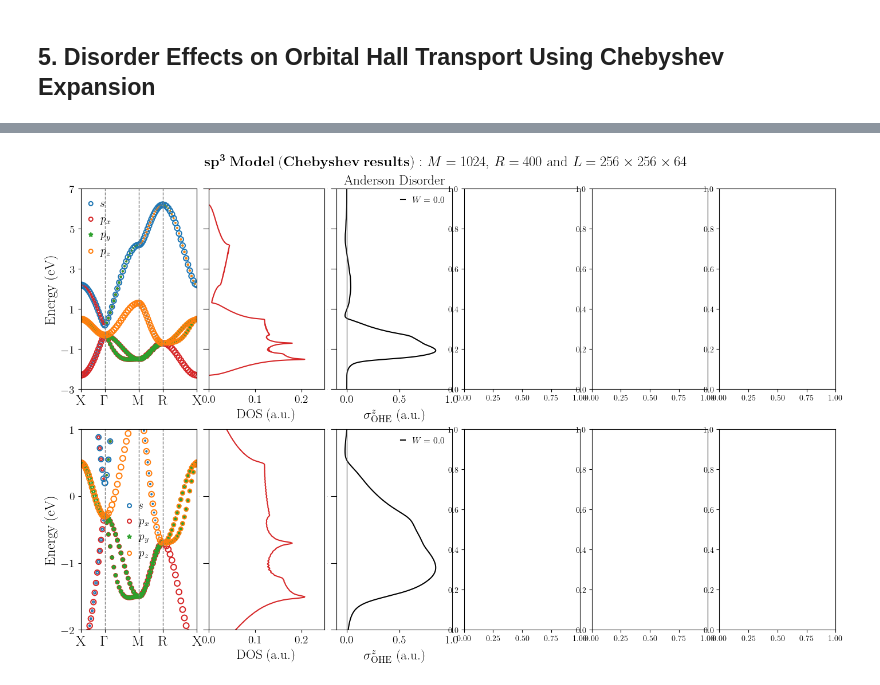
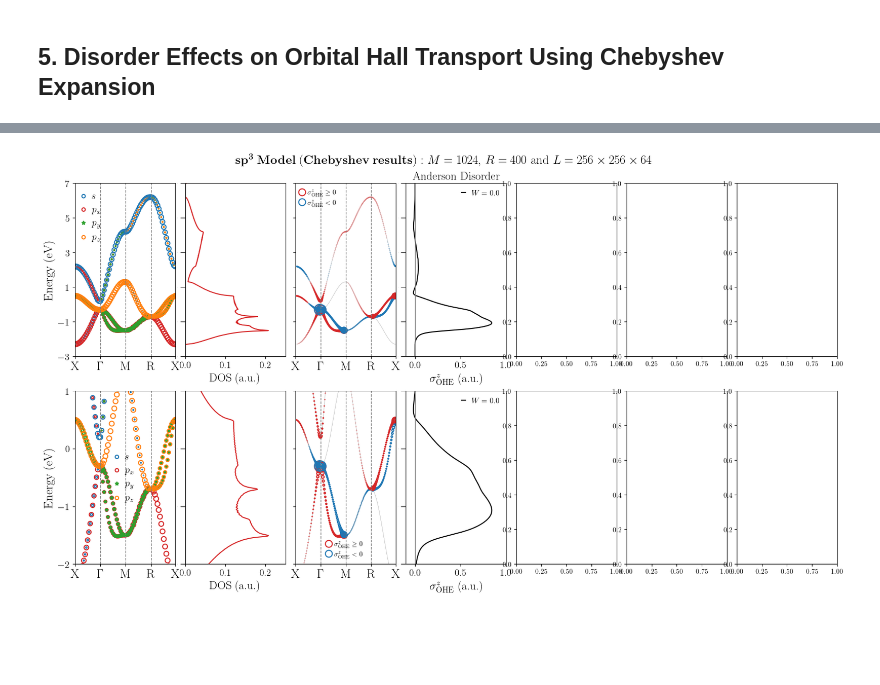
Before and after one commit to KJohnmar/INL-OBELIX-2026, a Jupyter notebook: sp3-model/cubic-lattice/sp3-model-CubicLattice.ipynb, the cells around one changed output, grey strips where cells are left out. Cells and saved outputs as stored; diff of their text form; code cells hidden in the pictures; blank space fills up the shorter version.

```diff
--- a/sp3-model/cubic-lattice/sp3-model-CubicLattice.ipynb
+++ b/sp3-model/cubic-lattice/sp3-model-CubicLattice.ipynb
@@ -1905,0 +2039,12 @@ if __name__ == "__main__":
+# %%
+# --- Execution ---
+name = "SP3-Go"
+n_pts = 50        # We have 4 paths, so we have 4*n_pts points in full_path
+Gamma_pt = np.array([0, 0, 0])
+X_pt = np.array([np.pi, 0, 0])
+M_pt = np.array([np.pi, np.pi, 0])
+R_pt = np.array([np.pi, np.pi, np.pi])
+HS_points = np.array([X_pt, Gamma_pt, M_pt, R_pt, X_pt])
+
+_, full_path = get_path(n_pts, name, HS_points, override_params=None)
+energies, om_s, om_o = get_path_curvatures(full_path, name, soc=False)
@@ -1906,10 +2129,10 @@ if __name__ == "__main__":
 # %%
 def main_BandStructure_1N_analytically():
     # Adjust the figure size to fit both plots side-by-side
-    fig = plt.figure(figsize=(17, 10))
+    fig = plt.figure(figsize=(19.9, 10))
 
     # Create the gridspec
-    gs_main = gridspec.GridSpec(2, 6, figure=fig, wspace=0.1)
+    gs_main = gridspec.GridSpec(2, 7, figure=fig, wspace=0.1)
 
     # Create the subplots
     ax1 = fig.add_subplot(gs_main[0, 0])
@@ -1918,12 +2141,14 @@ def main_BandStructure_1N_analytically():
     ax4 = fig.add_subplot(gs_main[0, 3])
     ax5 = fig.add_subplot(gs_main[0, 4])
     ax6 = fig.add_subplot(gs_main[0, 5])
-    ax7 = fig.add_subplot(gs_main[1, 0])
-    ax8 = fig.add_subplot(gs_main[1, 1])
-    ax9 = fig.add_subplot(gs_main[1, 2])
-    ax10 = fig.add_subplot(gs_main[1, 3])
-    ax11 = fig.add_subplot(gs_main[1, 4])
-    ax12 = fig.add_subplot(gs_main[1, 5])
+    ax7 = fig.add_subplot(gs_main[0, 6])
+    ax8 = fig.add_subplot(gs_main[1, 0])
+    ax9 = fig.add_subplot(gs_main[1, 1])
+    ax10 = fig.add_subplot(gs_main[1, 2])
+    ax11 = fig.add_subplot(gs_main[1, 3])
+    ax12 = fig.add_subplot(gs_main[1, 4])
+    ax13 = fig.add_subplot(gs_main[1, 5])
+    ax13 = fig.add_subplot(gs_main[1, 6])
 
     # Custom high-symmetry points (No write "a"):
     Gamma_pt = np.array([0, 0, 0])
@@ -1937,41 +2162,43 @@ def main_BandStructure_1N_analytically():
     # URL base para evitar repetição de texto
     base_url_dos = "https://github.com/KJohnmar/INL-OBELIX-2026/tree/main/sp3-model/cubic-lattice/data_DOS/"
     base_url_ohe = "https://github.com/KJohnmar/INL-OBELIX-2026/tree/main/sp3-model/cubic-lattice/data_OHE/"
 
     k_ax, hs_ax, bands, band_s, band_x, band_y, band_z = calculate_SP3_with_projections(20, name, HS_points, soc=False)
     plot_Projected_bands(ax1, k_ax, hs_ax, bands, band_s, band_x, band_y, band_z, -3, 7, 2)
     plot_DOS_Chebyshev(ax2, base_url_dos, -3, 7, 2)
-    plot_OHE_Chebyshev(ax3, base_url_ohe, -3, 7, 2, "Anderson", True)
-    #plot_OHE_Chebyshev(ax4, base_url_ohe, -3, 7, 2, "On-site", True)
-    #plot_OHE_Chebyshev(ax5, base_url_ohe, -3, 7, 2, "Vacancy", True)
-    #plot_OHE_Chebyshev(ax6, base_url_ohe, -3, 7, 2, "Off-Diagonal", True)
+    plot_projected_bands_ohe(ax3, energies, om_o, -3, 7, 2, scale_factor=100000)
+    plot_OHE_Chebyshev(ax4, base_url_ohe, -3, 7, 2, "Anderson", True)
+    #plot_OHE_Chebyshev(ax5, base_url_ohe, -3, 7, 2, "On-site", True)
+    #plot_OHE_Chebyshev(ax6, base_url_ohe, -3, 7, 2, "Vacancy", True)
+    #plot_OHE_Chebyshev(ax7, base_url_ohe, -3, 7, 2, "Off-Diagonal", True)
 
-    plot_Projected_bands(ax7, k_ax, hs_ax, bands, band_s, band_x, band_y, band_z, -2, 1, 1)
-    plot_DOS_Chebyshev(ax8, base_url_dos, -2, 1, 1)
-    plot_OHE_Chebyshev(ax9, base_url_ohe, -2, 1, 1, "Anderson", False)
-    #plot_OHE_Chebyshev(ax10, base_url_ohe, -2, 1, 1, "On-site", False)
-    #plot_OHE_Chebyshev(ax11, base_url_ohe, -2, 1, 1, "Vacancy", False)
-    #plot_OHE_Chebyshev(ax12, base_url_ohe, -2, 1, 1, "Off-Diagonal", False)
+    plot_Projected_bands(ax8, k_ax, hs_ax, bands, band_s, band_x, band_y, band_z, -2, 1, 1)
+    plot_DOS_Chebyshev(ax9, base_url_dos, -2, 1, 1)
+    plot_projected_bands_ohe(ax10, energies, om_o, -2, 1, 1, scale_factor=100000)
+    plot_OHE_Chebyshev(ax11, base_url_ohe, -2, 1, 1, "Anderson", False)
+    #plot_OHE_Chebyshev(ax12, base_url_ohe, -2, 1, 1, "On-site", False)
+    #plot_OHE_Chebyshev(ax13, base_url_ohe, -2, 1, 1, "Vacancy", False)
+    #plot_OHE_Chebyshev(ax14, base_url_ohe, -2, 1, 1, "Off-Diagonal", False)
 
 
 
     # O loop que faz todo o trabalho
     #for ax, mat in zip(axes, tmds):
     #    url = f"{base_url}{mat}_dos_w000.dat"
     #    df = pd.read_csv(url, sep='\s+', header=None, names=['Energy', 'DOS'])
     #    plot_DOS_Chebyshev(ax, df)
 
     fig.suptitle(r"$\mathbf{sp^3\ Model\ (Chebyshev\ results)}$ $: M=1024$, $R=400$ and $L=256\times 256\times 64$", fontsize=18, fontweight=900, y=0.94)
 
     # Finalization
     plt.tight_layout()
     #plt.subplots_adjust(left=0.05, right=0.95, bottom=0.05, top=0.95,
     #                      hspace=0.4, wspace=0.4)
 
     plt.show()
     plt.close()
 
 if __name__ == "__main__":
     main_BandStructure_1N_analytically()
 # %% [output]
-[figure, old version]
+[figure, new version]
```
Also changed, not shown: parts of 5 cells of this notebook.
